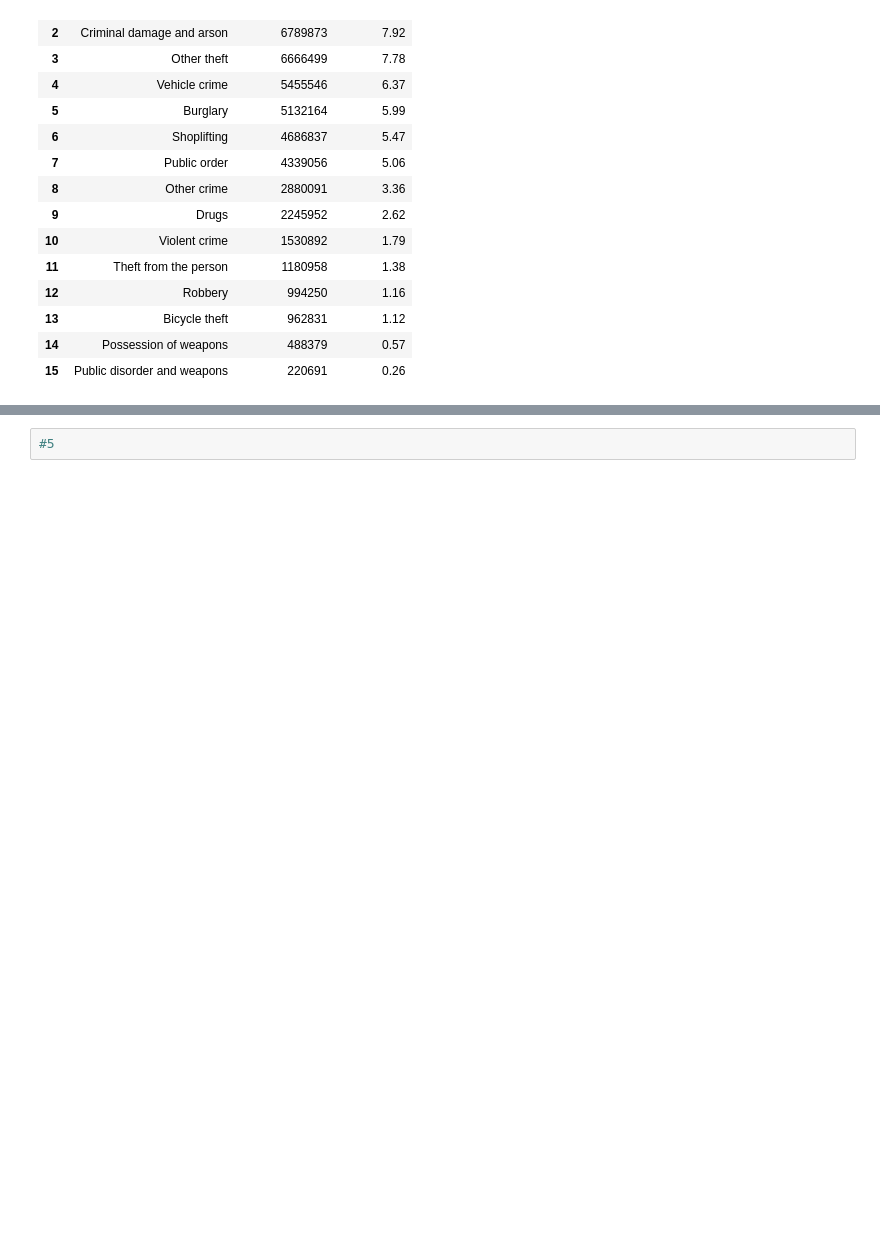
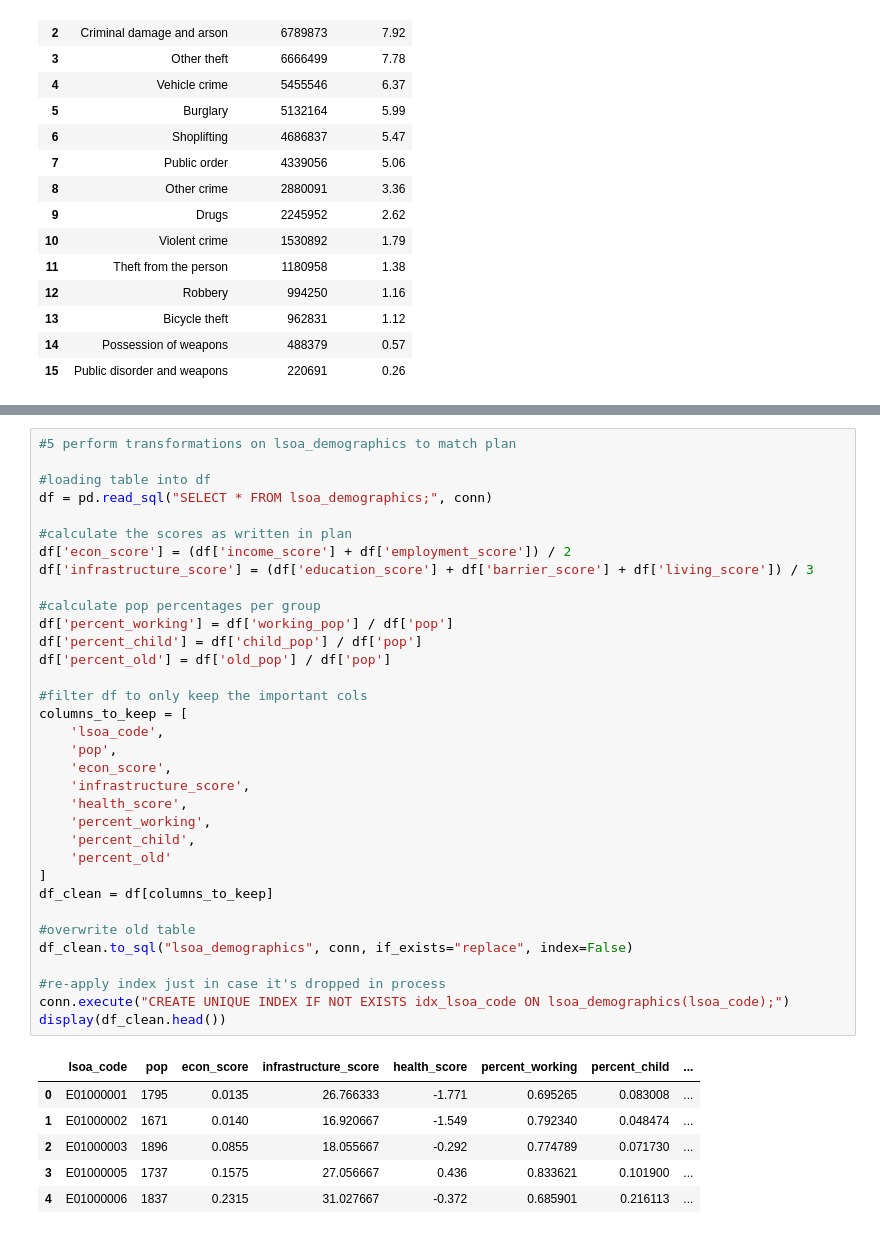
Before and after one commit to catherinekasia/G8-4CBLW020, a Jupyter notebook: data_pipeline/02_clean_database.ipynb, the cells around one changed output, grey strips where cells are left out. Cells and saved outputs as stored; diff of their text form; blank space fills up the shorter version.

Commit message:
Edit lsoa_demographics to reflect plan

```diff
--- a/data_pipeline/02_clean_database.ipynb
+++ b/data_pipeline/02_clean_database.ipynb
@@ -291,2 +313,41 @@ plt.show()
 # %%
-#5
+#5 perform transformations on lsoa_demographics to match plan
+
+#loading table into df
+df = pd.read_sql("SELECT * FROM lsoa_demographics;", conn)
+
+#calculate the scores as written in plan
+df['econ_score'] = (df['income_score'] + df['employment_score']) / 2
+df['infrastructure_score'] = (df['education_score'] + df['barrier_score'] + df['living_score']) / 3
+
+#calculate pop percentages per group
+df['percent_working'] = df['working_pop'] / df['pop']
+df['percent_child'] = df['child_pop'] / df['pop']
+df['percent_old'] = df['old_pop'] / df['pop']
+
+#filter df to only keep the important cols
+columns_to_keep = [
+    'lsoa_code',
+    'pop',
+    'econ_score',
+    'infrastructure_score',
+    'health_score',
+    'percent_working',
+    'percent_child',
+    'percent_old'
+]
+df_clean = df[columns_to_keep]
+
+#overwrite old table
+df_clean.to_sql("lsoa_demographics", conn, if_exists="replace", index=False)
+
+#re-apply index just in case it's dropped in process
+conn.execute("CREATE UNIQUE INDEX IF NOT EXISTS idx_lsoa_code ON lsoa_demographics(lsoa_code);")
+display(df_clean.head())
+# %% [output]
+|  | lsoa_code | pop | econ_score | infrastructure_score | health_score | percent_working | percent_child | ... |
+| 0 | E01000001 | 1795 | 0.0135 | 26.766333 | -1.771 | 0.695265 | 0.083008 | ... |
+| 1 | E01000002 | 1671 | 0.0140 | 16.920667 | -1.549 | 0.792340 | 0.048474 | ... |
+| 2 | E01000003 | 1896 | 0.0855 | 18.055667 | -0.292 | 0.774789 | 0.071730 | ... |
+| 3 | E01000005 | 1737 | 0.1575 | 27.056667 | 0.436 | 0.833621 | 0.101900 | ... |
+| 4 | E01000006 | 1837 | 0.2315 | 31.027667 | -0.372 | 0.685901 | 0.216113 | ... |
```
Also changed, not shown: parts of 3 cells of this notebook.
